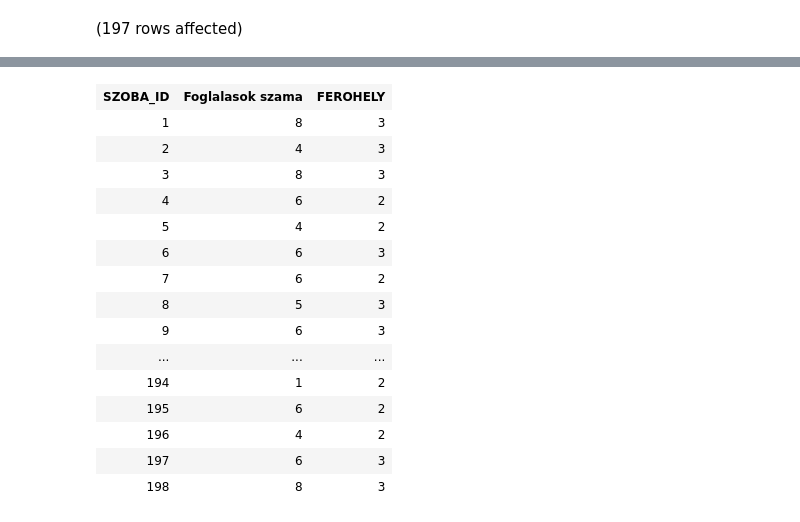
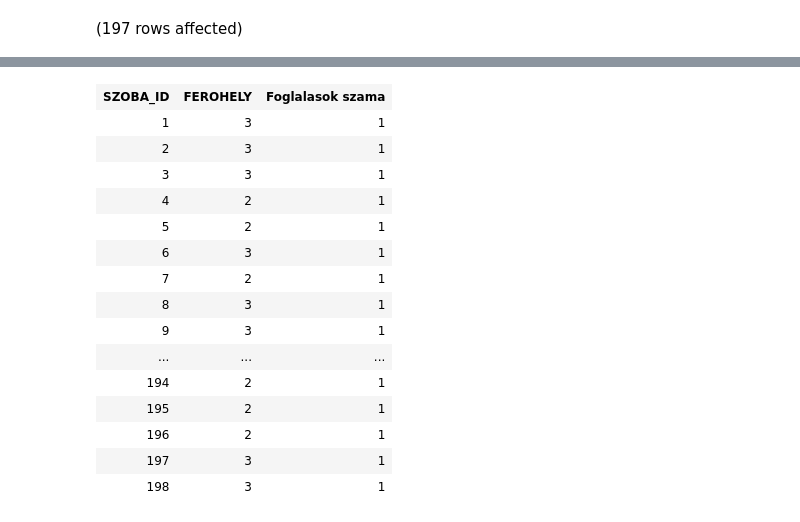
Before and after one commit to GoofyG00ber/zh2_czanik, a Jupyter notebook: Notebook-1.ipynb, the cells around one changed output, grey strips where cells are left out. Cells and saved outputs as stored; diff of their text form; code cells hidden in the pictures.

```diff
--- a/Notebook-1.ipynb
+++ b/Notebook-1.ipynb
@@ -26,5 +26,6 @@ Conversion failed when converting the varchar value 'Végösszeg' to data type i
 # %%
-select sz.SZOBA_ID,  sz.FEROHELY, count(f.FOGLALAS_PK) as 'Foglalasok szama'
+select sz.SZOBA_ID,  sz.FEROHELY,
+ dense_rank() over(PARTITION by sz.szoba_id order by count(FOGLALAS_PK), sz.ferohely asc) as 'Foglalasok szama'
 from szoba sz join Foglalas f on sz.SZOBA_ID = f.SZOBA_FK
 group by sz.SZOBA_ID, sz.FEROHELY
 # %% [output]
@@ -33,16 +34,16 @@ Total execution time: 00:00:00.042
-| SZOBA_ID | Foglalasok szama | FEROHELY |
-| 1 | 8 | 3 |
-| 2 | 4 | 3 |
-| 3 | 8 | 3 |
-| 4 | 6 | 2 |
-| 5 | 4 | 2 |
-| 6 | 6 | 3 |
-| 7 | 6 | 2 |
-| 8 | 5 | 3 |
-| 9 | 6 | 3 |
+| SZOBA_ID | FEROHELY | Foglalasok szama |
+| 1 | 3 | 1 |
+| 2 | 3 | 1 |
+| 3 | 3 | 1 |
+| 4 | 2 | 1 |
+| 5 | 2 | 1 |
+| 6 | 3 | 1 |
+| 7 | 2 | 1 |
+| 8 | 3 | 1 |
+| 9 | 3 | 1 |
 | ... | ... | ... |
-| 194 | 1 | 2 |
-| 195 | 6 | 2 |
-| 196 | 4 | 2 |
-| 197 | 6 | 3 |
-| 198 | 8 | 3 |
+| 194 | 2 | 1 |
+| 195 | 2 | 1 |
+| 196 | 2 | 1 |
+| 197 | 3 | 1 |
+| 198 | 3 | 1 |
```
Also changed, not shown: parts of 3 cells of this notebook.
